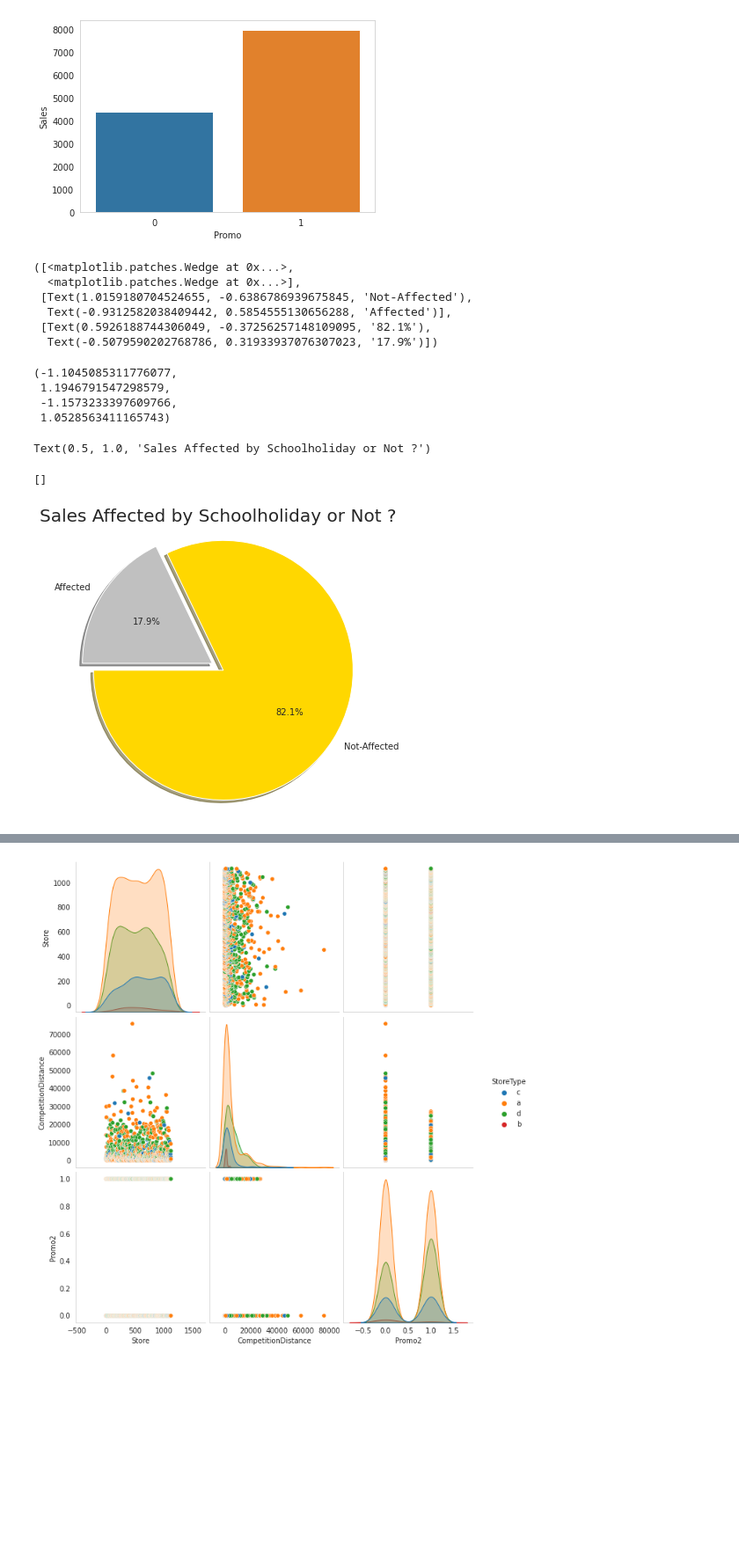
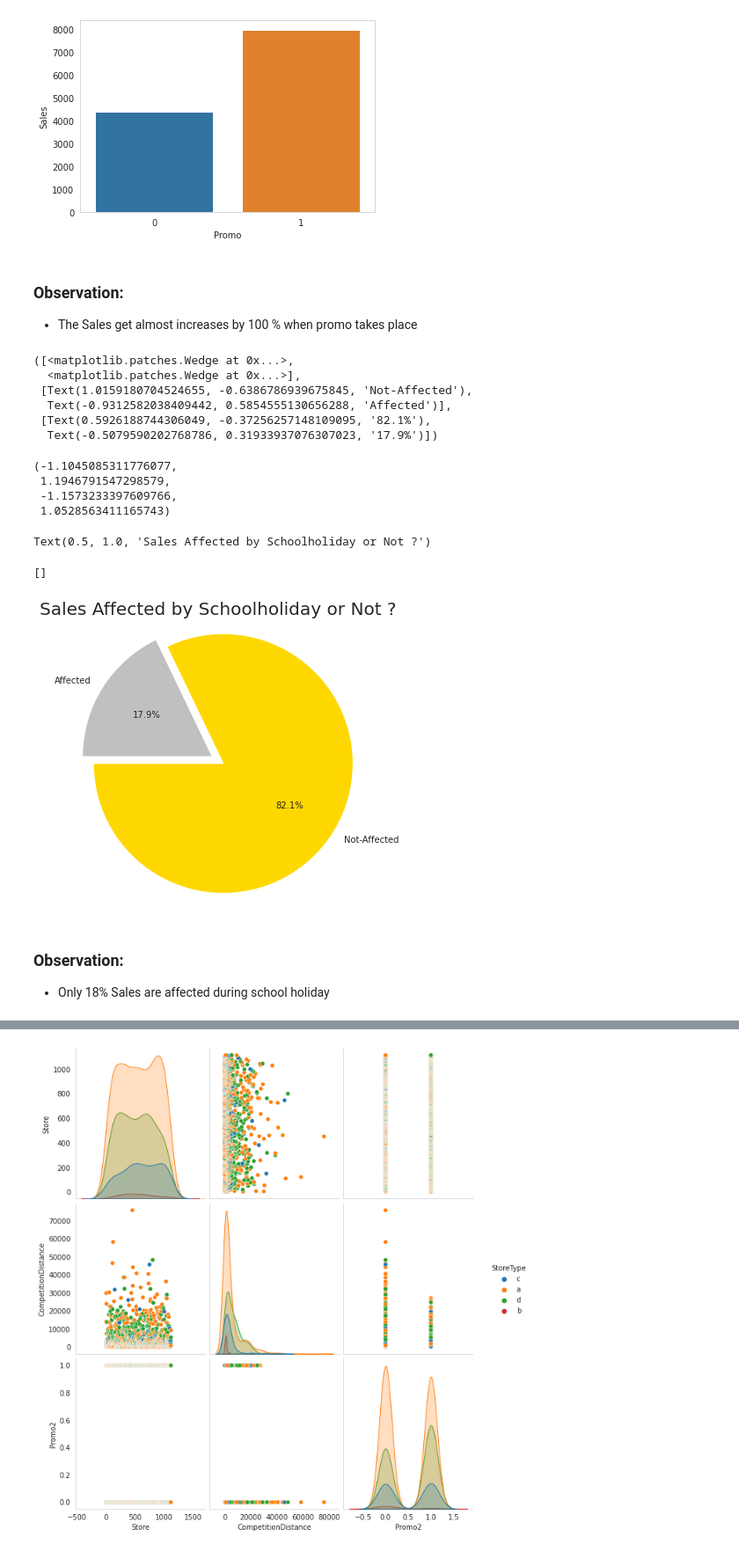
Before and after one commit to piyush02nir/Retail-Sales-Prediction, a Jupyter notebook: Retail_Sales_Prediction.ipynb, the cells around one changed output, grey strips where cells are left out. Shown at 88% size. Cells and saved outputs as stored; diff of their text form; code cells hidden in the pictures; blank space fills up the shorter version.

```diff
--- a/Retail_Sales_Prediction.ipynb
+++ b/Retail_Sales_Prediction.ipynb
@@ -538,33 +603,44 @@ sns.barplot(x=Promo_sales.index, y = Promo_sales['Sales'])
 # %% [output]
 <matplotlib.axes._subplots.AxesSubplot at 0x...>
 [figure]
+# %% [markdown]
+### <font color = "sky blue">**Observation:**
+
+*   The Sales get almost increases by 100 % when promo takes place
 # %%
 labels = 'Not-Affected' , 'Affected'
 sizes = df_rms['SchoolHoliday'].value_counts()
 colors = ['gold', 'silver']
 explode = (0.1, 0.0)
 plt.pie(sizes, explode=explode, labels=labels, colors=colors,
-        autopct='%1.1f%%', shadow=True, startangle=180)
+        autopct='%1.1f%%', startangle=180)
 plt.axis('equal')
 plt.title("Sales Affected by Schoolholiday or Not ?",fontsize=20)
 plt.plot()
 fig=plt.gcf()
 fig.set_size_inches(6,6)
 plt.show()
 # %% [output]
 ([<matplotlib.patches.Wedge at 0x...>,
   <matplotlib.patches.Wedge at 0x...>],
  [Text(1.0159180704524655, -0.6386786939675845, 'Not-Affected'),
   Text(-0.9312582038409442, 0.5854555130656288, 'Affected')],
  [Text(0.5926188744306049, -0.37256257148109095, '82.1%'),
   Text(-0.5079590202768786, 0.31933937076307023, '17.9%')])
 (-1.1045085311776077,
  1.1946791547298579,
  -1.1573233397609766,
  1.0528563411165743)
 Text(0.5, 1.0, 'Sales Affected by Schoolholiday or Not ?')
 []
-[figure, old version]
+[figure, new version]
+# %% [markdown]
+### <font color = "sky blue">**Observation:**
+
+
+
+
+*   Only 18% Sales are affected during school holiday
 # %%
 #linear relation between sales and customers
 # sns.lmplot(x= 'Sales' , y ='Customers',data=df_rms, palette='seismic', height=5,aspect=1, line_kws={'color':'blue'})
```
Also changed, not shown: parts of 44 cells of this notebook.
